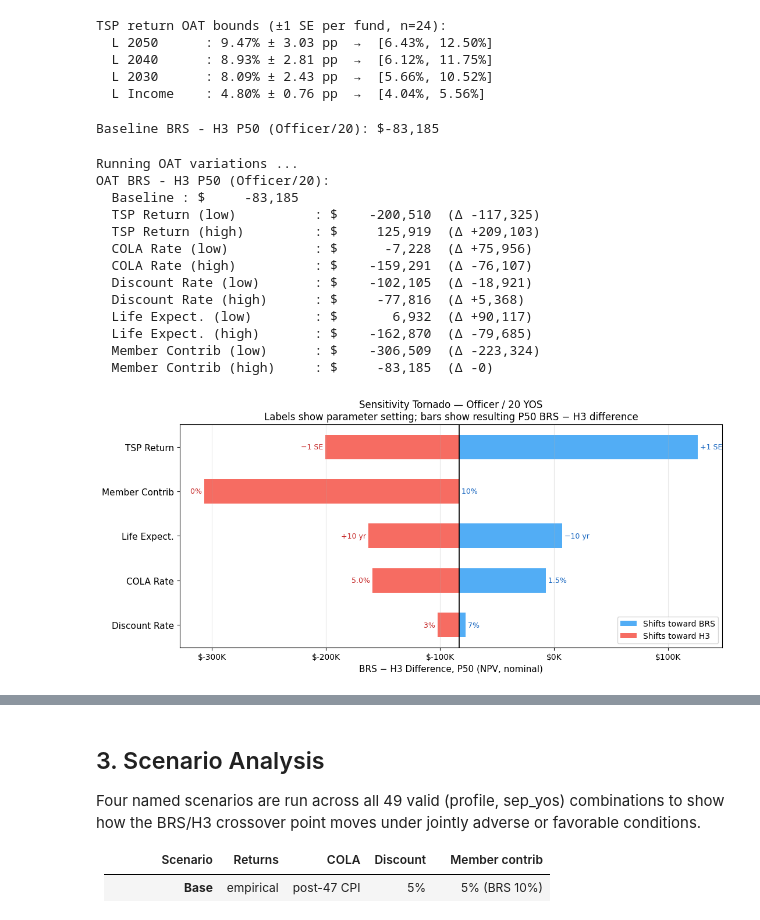
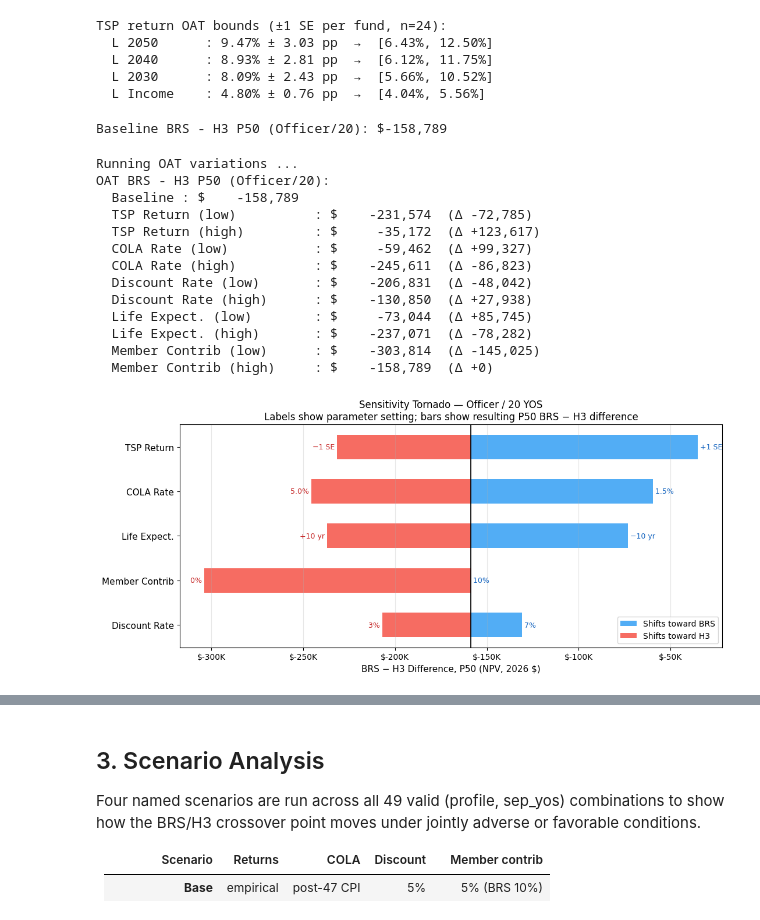
Before and after one commit to sgelety/military-retirement-monte-carlo, a Jupyter notebook: notebooks/05_sensitivity_analysis.ipynb, the cells around one changed output, grey strips where cells are left out. Saved outputs shown, nothing was run; the diff lists cells and outputs as text; code cells hidden in the pictures.

```diff
--- a/notebooks/05_sensitivity_analysis.ipynb
+++ b/notebooks/05_sensitivity_analysis.ipynb
@@ -144,8 +145,7 @@ def _run_anchor(
     cs=None,
     dr=DISCOUNT_RATE,
     dao=0.0,
-    brs_cr=None,
-    h3_cr=None,
+    mbr=0.05,
 ):
     return run_scenario(
         ANC_PROFILE, ANC_YOS,
@@ -157,8 +157,7 @@ def _run_anchor(
         discount_rate=dr,
         seed=RNG_SEED,
         death_age_offset=dao,
-        brs_contrib_rate=brs_cr,
-        h3_contrib_rate=h3_cr,
+        member_rate=mbr,
     )
 # %%
 COLA_LOW = {"mean": 0.015, "std": cola_stats["std"]}
@@ -221,7 +219,7 @@ print(
     f" ${baseline_p50:,.0f}"
 )
 # %% [output]
-Baseline BRS - H3 P50 (Officer/20): $-83,185
+Baseline BRS - H3 P50 (Officer/20): $-158,789
 # %%
 print("Running OAT variations ...")
 oat_runs = {
@@ -237,12 +235,8 @@ oat_runs = {
     "Life Expect. (high)": _run_anchor(
         dao=DEATH_OFFSET_HIGH
     ),
-    "Member Contrib (low)": _run_anchor(
-        brs_cr=BRS_LOW, h3_cr=MBR_LOW
-    ),
-    "Member Contrib (high)": _run_anchor(
-        brs_cr=BRS_HIGH, h3_cr=MBR_HIGH
-    ),
+    "Member Contrib (low)": _run_anchor(mbr=MBR_LOW),
+    "Member Contrib (high)": _run_anchor(mbr=MBR_HIGH),
 }
 
 oat_p50 = {
@@ -258,17 +252,17 @@ for k, v in oat_p50.items():
 # %% [output]
 Running OAT variations ...
 OAT BRS - H3 P50 (Officer/20):
-  Baseline : $     -83,185
-  TSP Return (low)          : $    -200,510  (Δ -117,325)
-  TSP Return (high)         : $     125,919  (Δ +209,103)
-  COLA Rate (low)           : $      -7,228  (Δ +75,956)
-  COLA Rate (high)          : $    -159,291  (Δ -76,107)
-  Discount Rate (low)       : $    -102,105  (Δ -18,921)
-  Discount Rate (high)      : $     -77,816  (Δ +5,368)
-  Life Expect. (low)        : $       6,932  (Δ +90,117)
-  Life Expect. (high)       : $    -162,870  (Δ -79,685)
-  Member Contrib (low)      : $    -306,509  (Δ -223,324)
-  Member Contrib (high)     : $     -83,185  (Δ -0)
+  Baseline : $    -158,789
+  TSP Return (low)          : $    -231,574  (Δ -72,785)
+  TSP Return (high)         : $     -35,172  (Δ +123,617)
+  COLA Rate (low)           : $     -59,462  (Δ +99,327)
+  COLA Rate (high)          : $    -245,611  (Δ -86,823)
+  Discount Rate (low)       : $    -206,831  (Δ -48,042)
+  Discount Rate (high)      : $    -130,850  (Δ +27,938)
+  Life Expect. (low)        : $     -73,044  (Δ +85,745)
+  Life Expect. (high)       : $    -237,071  (Δ -78,282)
+  Member Contrib (low)      : $    -303,814  (Δ -145,025)
+  Member Contrib (high)     : $    -158,789  (Δ +0)
 # %%
 params = [
     "TSP Return",
@@ -331,35 +325,35 @@ for i, idx in enumerate(order):
         red_x, i, f"{red_lbl} ",
         va="center", ha="right",
         fontsize=9, color=RED_DARK,
     )
 
 ax.axvline(
     baseline_p50, color="black", lw=1.2, zorder=5
 )
 ax.set_yticks(range(len(params)))
 ax.set_yticklabels(
     [params[i] for i in order], fontsize=11
 )
 fmt = mticker.FuncFormatter(
     lambda x, _: f"${x/1_000:.0f}K"
 )
 ax.xaxis.set_major_formatter(fmt)
 ax.set_xlabel(
-    "BRS − H3 Difference, P50 (NPV, nominal)",
+    "BRS − H3 Difference, P50 (NPV, 2026 $)",
     fontsize=11,
 )
 ax.set_title(
     "Sensitivity Tornado — Officer / 20 YOS\n"
     "Labels show parameter setting; bars show resulting"
     " P50 BRS − H3 difference",
     fontsize=12,
 )
 ax.legend(loc="lower right", fontsize=10)
 ax.grid(axis="x", alpha=0.3)
 plt.tight_layout()
 plt.show()
 # %% [output]
-[figure, old version]
+[figure, new version]
 # %% [markdown]
 ### OAT Interpretation — Officer / 20 YOS
 
```
Also changed, not shown: parts of 14 cells of this notebook, 10 other files.
